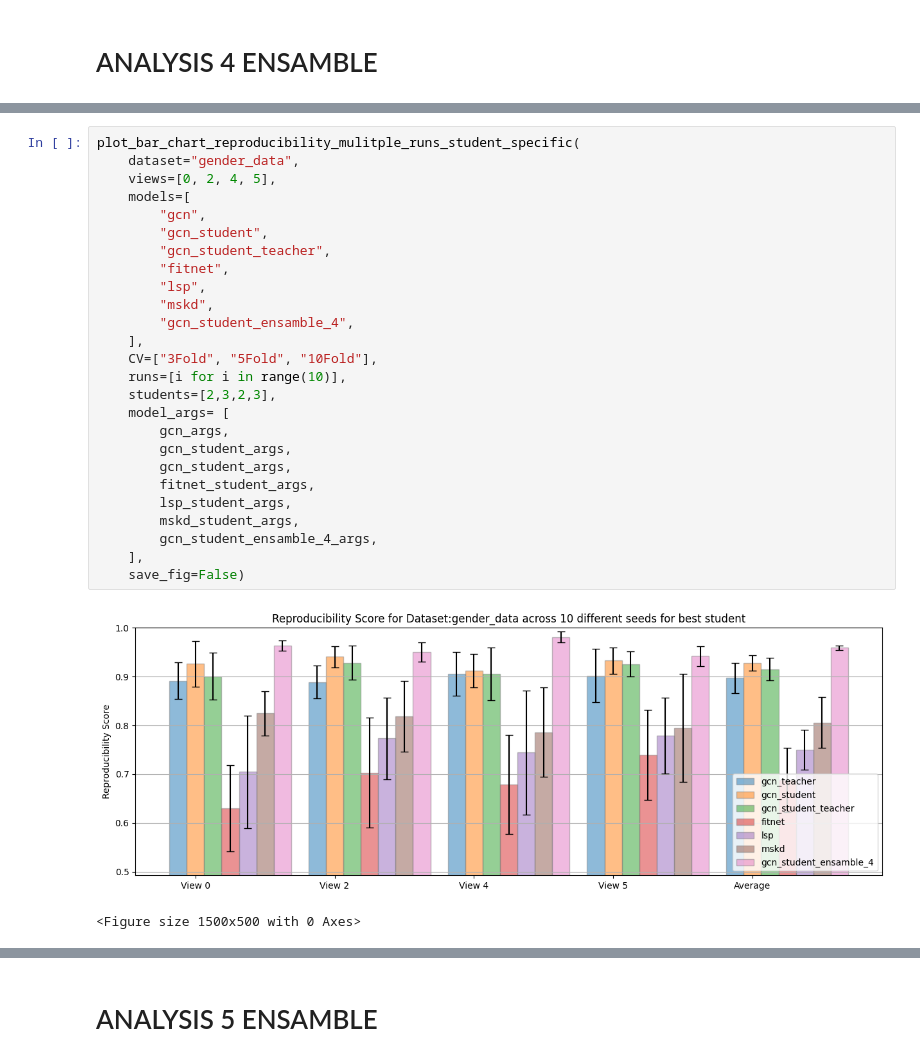
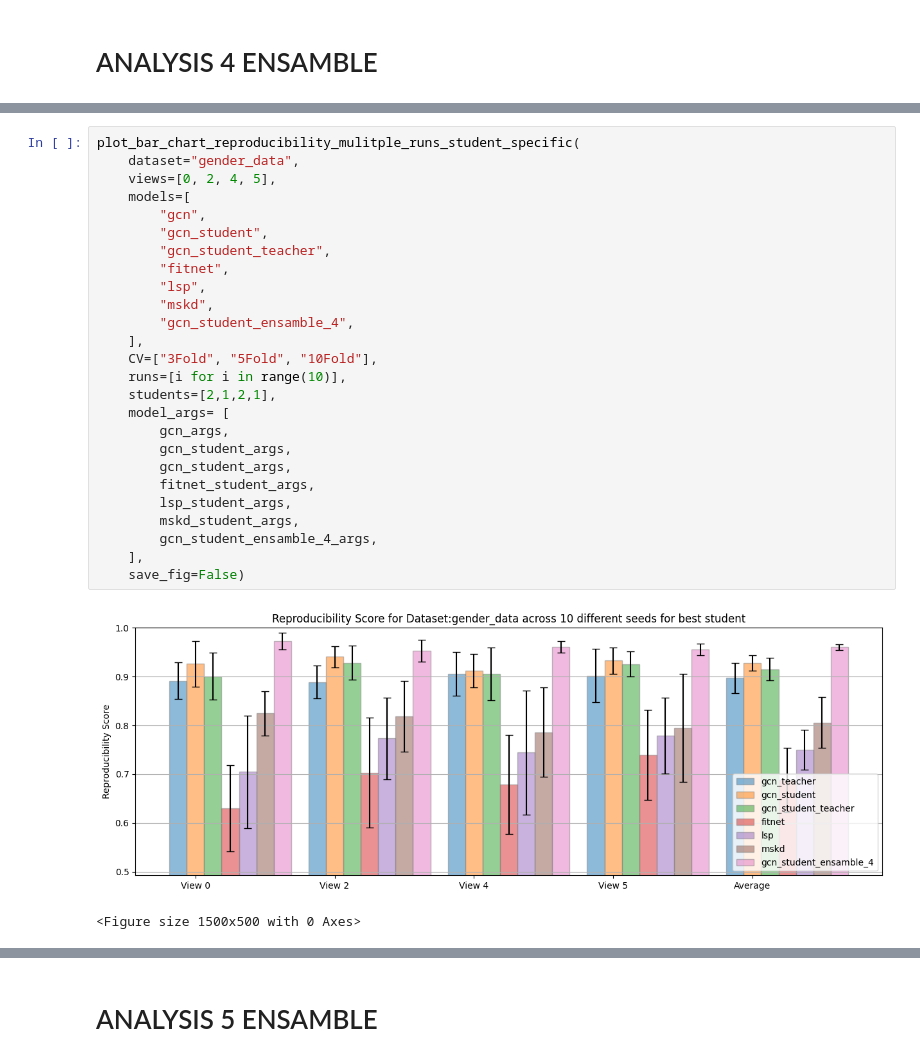
Before and after one commit to LorenzoStigliano/thesis-imperial, a Jupyter notebook: src/utils/ensemble_analysis.ipynb, the cells around one changed output, grey strips where cells are left out. Cells and saved outputs as stored; diff of their text form.

```diff
--- a/src/utils/ensemble_analysis.ipynb
+++ b/src/utils/ensemble_analysis.ipynb
@@ -815,31 +818,31 @@ for view in [0,2,4,5]:
 # %%
 plot_bar_chart_reproducibility_mulitple_runs_student_specific(
     dataset="gender_data",
     views=[0, 2, 4, 5],
     models=[
         "gcn",
         "gcn_student",
         "gcn_student_teacher",
         "fitnet",
         "lsp",
         "mskd",
         "gcn_student_ensamble_4",
     ],
     CV=["3Fold", "5Fold", "10Fold"],
     runs=[i for i in range(10)],
-    students=[2,3,2,3],
+    students=[2,1,2,1],
     model_args= [
         gcn_args,
         gcn_student_args,
         gcn_student_args,
         fitnet_student_args,
         lsp_student_args,
         mskd_student_args,
         gcn_student_ensamble_4_args,
     ],
     save_fig=False)
 # %% [output]
-[figure, old version]
+[figure, new version]
 <Figure size 1500x500 with 0 Axes>
 # %%
 from models.model_config import *
```
Also changed, not shown: parts of 6 cells of this notebook, 6 other files.
